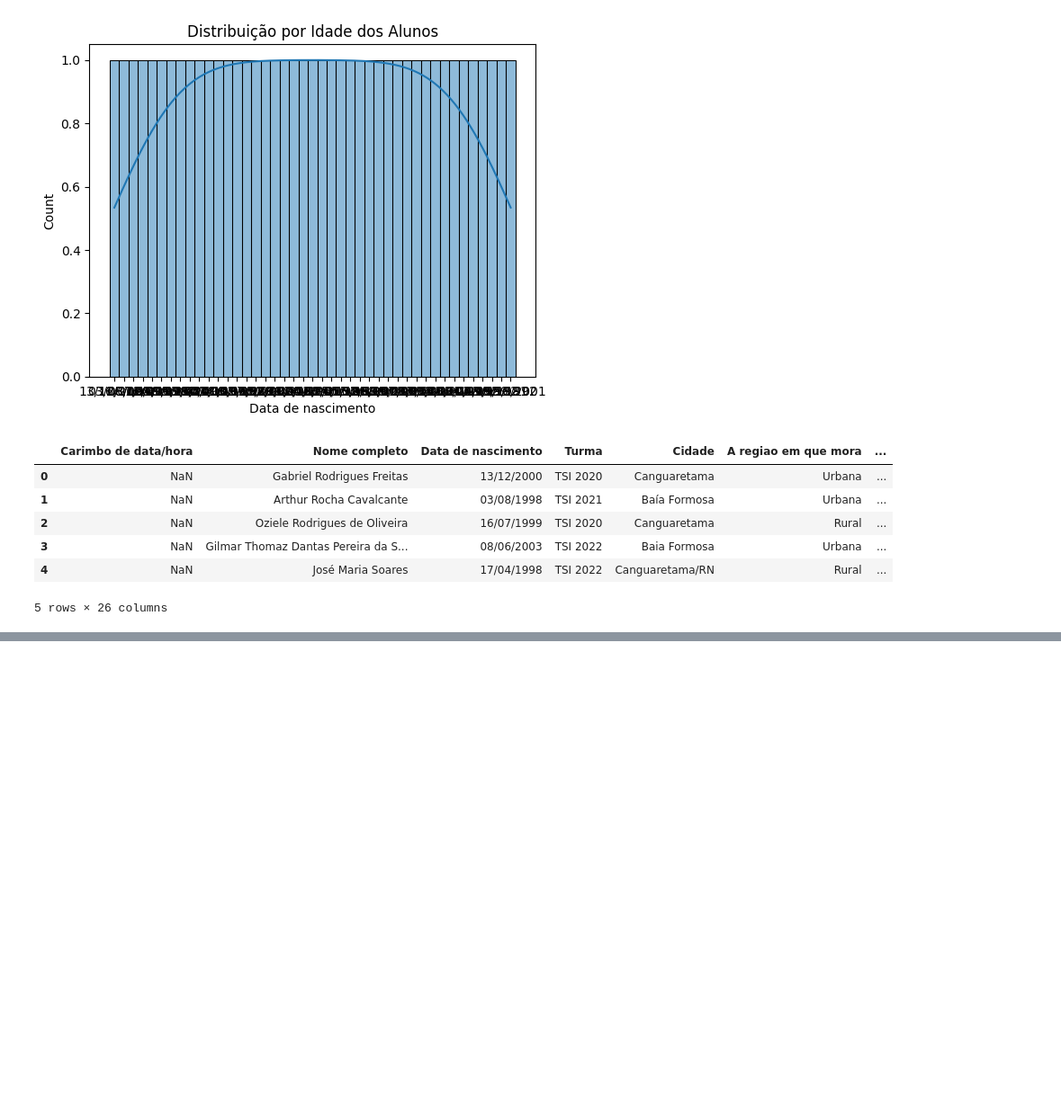
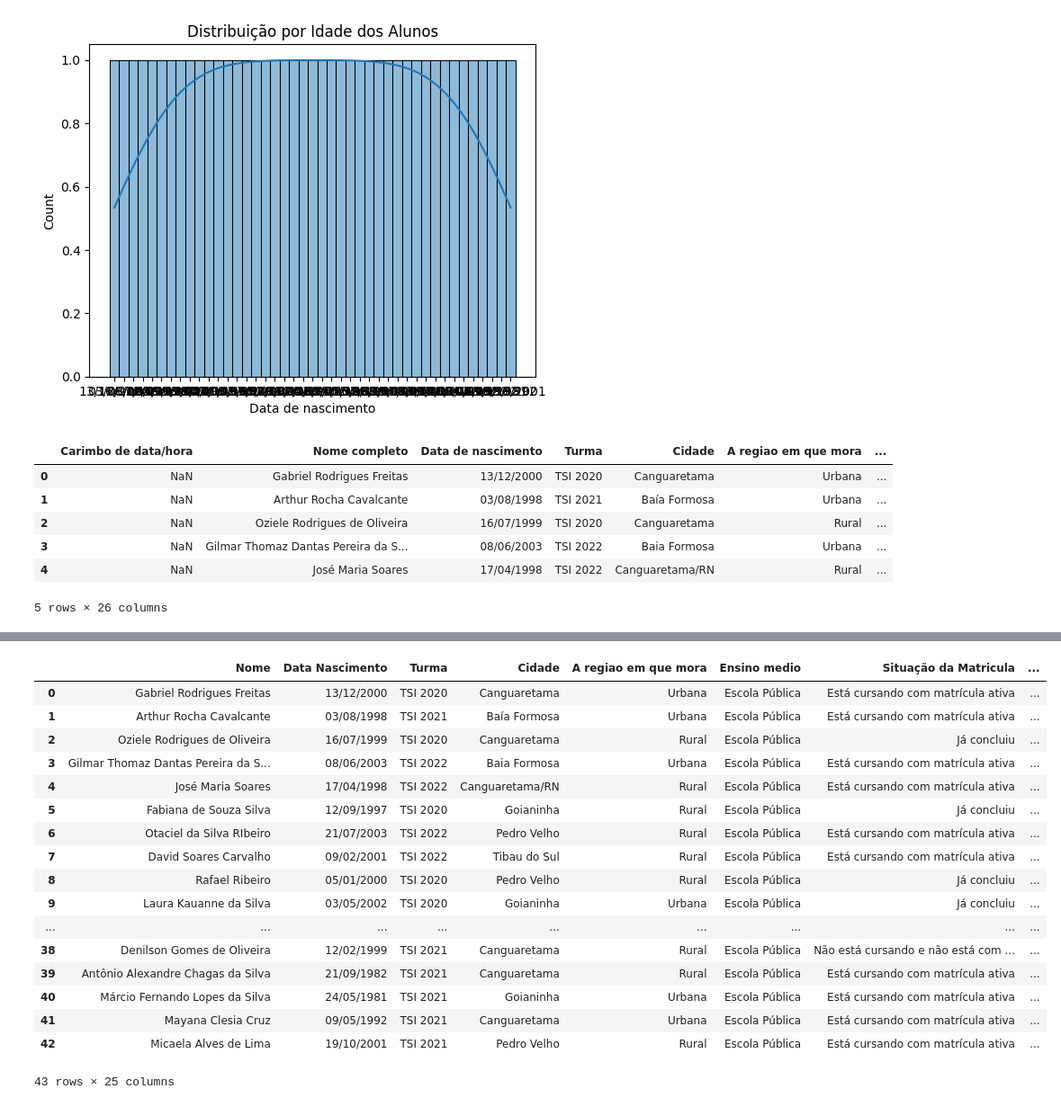
Before and after one commit to Thurcavalcante/analise-curso-tsi, a Jupyter notebook: Curso-TSI.ipynb, the cells around one changed output, grey strips where cells are left out. Shown: that part at 90% size. Saved outputs shown, nothing was run; the diff lists cells and outputs as text; code cells hidden in the pictures; blank space fills up the shorter version.

```diff
--- a/Curso-TSI.ipynb
+++ b/Curso-TSI.ipynb
@@ -37,4 +37,12 @@ df_dados.head(5)
 df_alunos = pd.DataFrame(df_dados)
 
 # Apagando a coluna "Carimbo de data/hora"
-df_alunos = df_alunos.d
+df_alunos = df_alunos.drop(columns=['Carimbo de data/hora'], inplace=True)
+df_alunos.head(3)
+
+# ------------------------
+# Se você quiser fazer essa alteração diretamente no DataFrame original,
+# sem a necessidade de atribuição, você pode usar o parâmetro inplace=True
+# da seguinte maneira:
+
+# df_alunos.drop(columns=['Carimbo'], inplace=True)
@@ -40,0 +55,26 @@ df_alunos = df_alunos.d
+# %%
+novos_nomes = {
+    'Nome completo': 'Nome',
+    'Nascimento': 'Data Nascimento',
+    'Turma': 'Turma',
+    'Cidade': 'Cidade',
+    'Região': 'Região',
+    'Ensino Médio': 'Ensino Médio',
+    'Situação Matrícula': 'Situação Matrícula',
+    'Semestres Cursando': 'Semestres Cursando',
+    'Semestre Desistência': 'Semestre Desistência',
+    'Modalidade Estágio': 'Modalidade Estágio',
+    'Satisfeito Estágio TI': 'Satisfeito Estágio TI',
+    'Trabalhou Após Curso': 'Trabalhou Após Curso',
+    'Modalidade Trabalho Após Curso': 'Modalidade Trabalho Após Curso',
+    'Área Trabalho na TI': 'Área Trabalho na TI',
+    'Áreas Estágio': 'Áreas Estágio',
+    'Subáreas Identifica': 'Subáreas Identifica',
+    'Publicação Acadêmica': 'Publicação Acadêmica',
+    'Projetos': 'Projetos',
+    'Confirmação Intercâmbio': 'Confirmação Intercâmbio',
+}
+
+df_alunos.rename(columns=novos_nomes, inplace=True)
+
+df_alunos.head(3)
@@ -40,0 +87,22 @@ df_alunos = df_alunos.d
+# %%
+df_alunos.rename(columns={'Data de nascimento': 'Data Nascimento'}, inplace=True)
+df_alunos
+# %% [output]
+|  | Nome | Data Nascimento | Turma | Cidade | A regiao em que mora | Ensino medio | Situação da Matricula | ... |
+| 0 | Gabriel Rodrigues Freitas | 13/12/2000 | TSI 2020 | Canguaretama | Urbana | Escola Pública | Está cursando com matrícula ativa | ... |
+| 1 | Arthur Rocha Cavalcante | 03/08/1998 | TSI 2021 | Baía Formosa | Urbana | Escola Pública | Está cursando com matrícula ativa | ... |
+| 2 | Oziele Rodrigues de Oliveira | 16/07/1999 | TSI 2020 | Canguaretama | Rural | Escola Pública | Já concluiu | ... |
+| 3 | Gilmar Thomaz Dantas Pereira da S... | 08/06/2003 | TSI 2022 | Baia Formosa | Urbana | Escola Pública | Está cursando com matrícula ativa | ... |
+| 4 | José Maria Soares | 17/04/1998 | TSI 2022 | Canguaretama/RN | Rural | Escola Pública | Está cursando com matrícula ativa | ... |
+| 5 | Fabiana de Souza Silva | 12/09/1997 | TSI 2020 | Goianinha | Rural | Escola Pública | Já concluiu | ... |
+| 6 | Otaciel da Silva RIbeiro | 21/07/2003 | TSI 2022 | Pedro Velho | Rural | Escola Pública | Está cursando com matrícula ativa | ... |
+| 7 | David Soares Carvalho | 09/02/2001 | TSI 2022 | Tibau do Sul | Rural | Escola Pública | Está cursando com matrícula ativa | ... |
+| 8 | Rafael Ribeiro | 05/01/2000 | TSI 2020 | Pedro Velho | Rural | Escola Pública | Já concluiu | ... |
+| 9 | Laura Kauanne da Silva | 03/05/2002 | TSI 2020 | Goianinha | Urbana | Escola Pública | Já concluiu | ... |
+| ... | ... | ... | ... | ... | ... | ... | ... | ... |
+| 38 | Denilson Gomes de Oliveira | 12/02/1999 | TSI 2021 | Canguaretama | Rural | Escola Pública | Não está cursando e não está com ... | ... |
+| 39 | Antônio Alexandre Chagas da Silva | 21/09/1982 | TSI 2021 | Canguaretama | Rural | Escola Pública | Está cursando com matrícula ativa | ... |
+| 40 | Márcio Fernando Lopes da Silva | 24/05/1981 | TSI 2021 | Goianinha | Urbana | Escola Pública | Está cursando com matrícula ativa | ... |
+| 41 | Mayana Clesia Cruz | 09/05/1992 | TSI 2021 | Canguaretama | Urbana | Escola Pública | Está cursando com matrícula ativa | ... |
+| 42 | Micaela Alves de Lima | 19/10/2001 | TSI 2021 | Pedro Velho | Rural | Escola Pública | Está cursando com matrícula ativa | ... |
+43 rows × 25 columns
```
Also changed, not shown: parts of 24 cells of this notebook.
